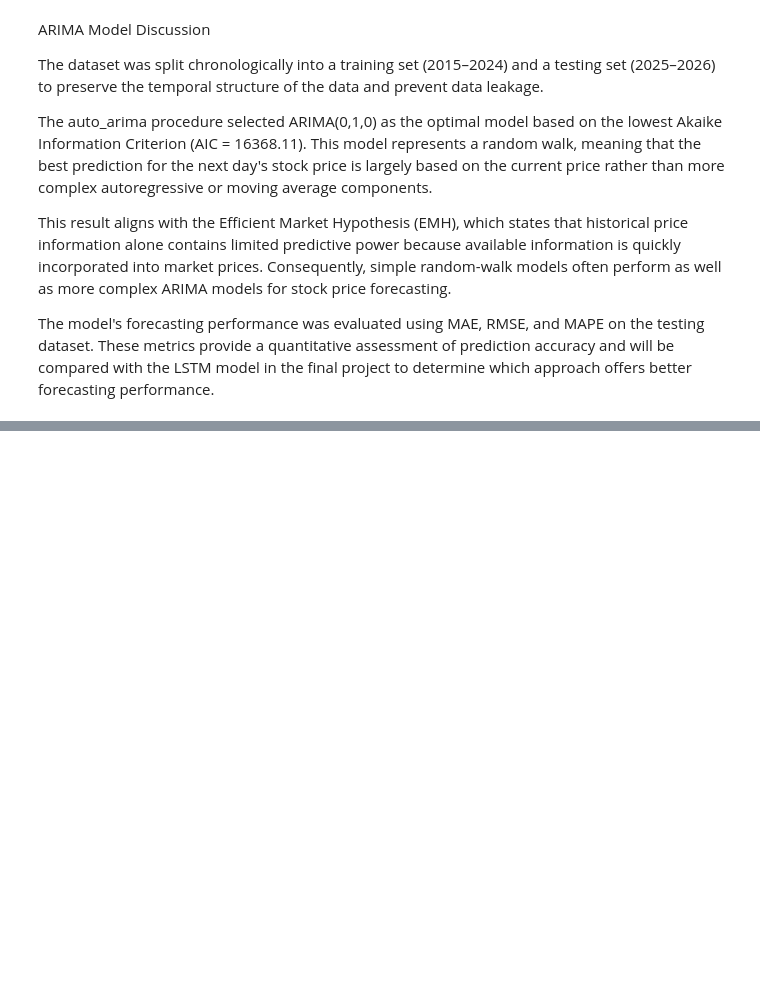
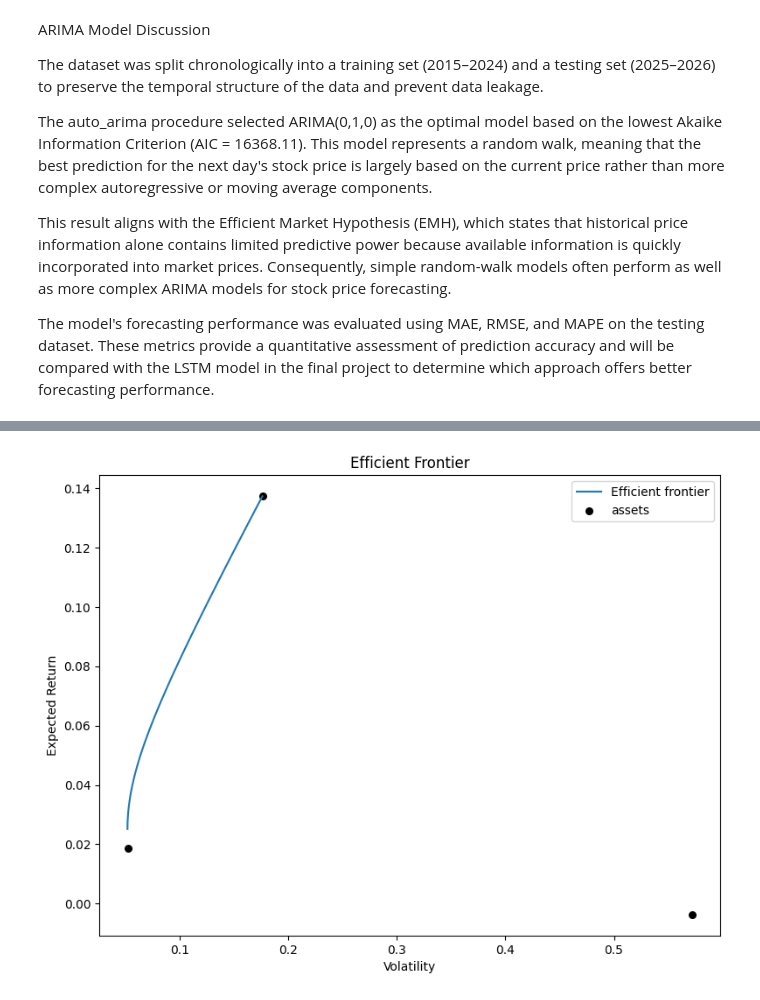
Before and after one commit to MahletBizunehBekele/portfolio-optimization, a Jupyter notebook: notebooks/01_data_preprocessing_and_eda.ipynb, the cells around one changed output, grey strips where cells are left out. Saved outputs shown, nothing was run; the diff lists cells and outputs as text; code cells hidden in the pictures; blank space fills up the shorter version.

```diff
--- a/notebooks/01_data_preprocessing_and_eda.ipynb
+++ b/notebooks/01_data_preprocessing_and_eda.ipynb
@@ -371,0 +655,17 @@ The model's forecasting performance was evaluated using MAE, RMSE, and MAPE on t
+# %%
+from pypfopt import EfficientFrontier
+import matplotlib.pyplot as plt
+
+ef = EfficientFrontier(mu, S)
+
+fig, ax = plt.subplots(figsize=(8,6))
+
+plotting.plot_efficient_frontier(ef, ax=ax, show_assets=True)
+
+ax.set_title("Efficient Frontier")
+ax.set_xlabel("Volatility")
+ax.set_ylabel("Expected Return")
+
+plt.show()
+# %% [output]
+[figure, added]
```
Also changed, not shown: parts of 34 cells of this notebook, 3 other files.
